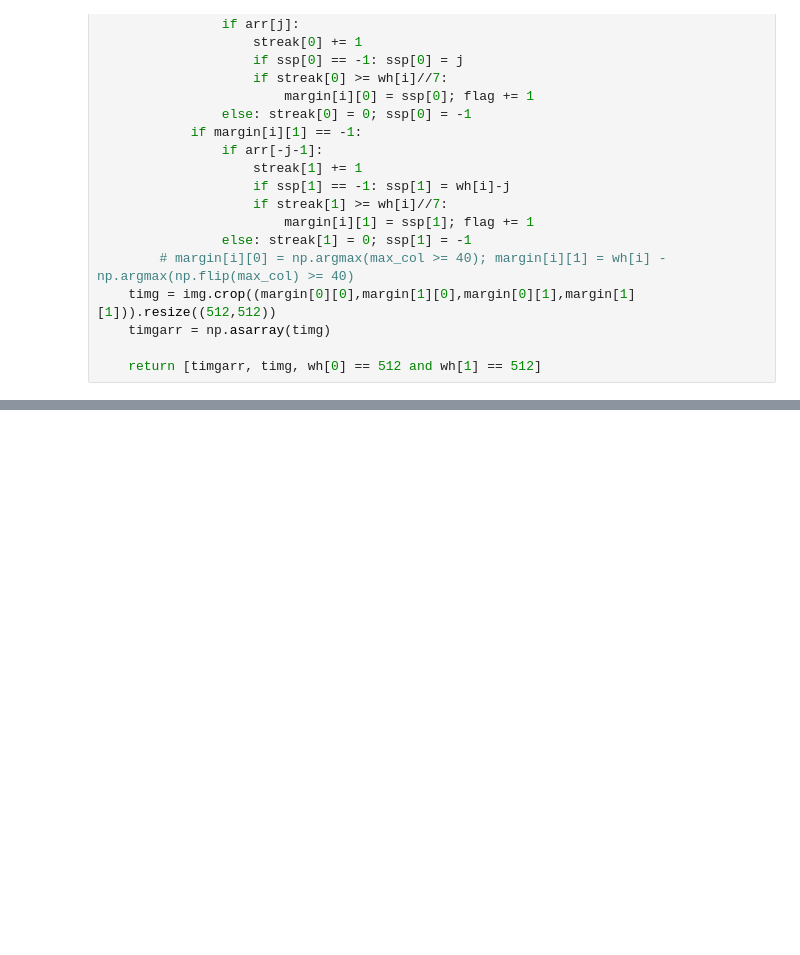
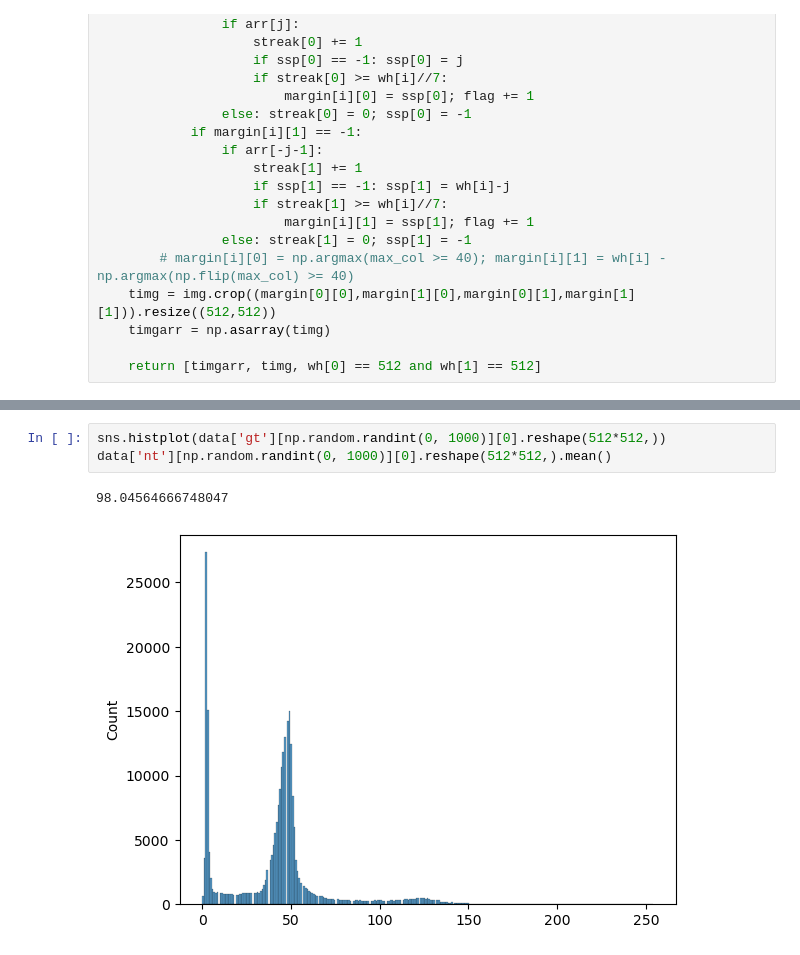
Before and after one commit to naniri04/Ossw_Final, a Jupyter notebook: main.ipynb, the cells around one changed output, grey strips where cells are left out. Drawn from its saved outputs; the diff is of its cells as text; blank space fills up the shorter version.

```diff
--- a/main.ipynb
+++ b/main.ipynb
@@ -173 +193,7 @@ KeyboardInterrupt:
+# %%
+sns.histplot(data['gt'][np.random.randint(0, 1000)][0].reshape(512*512,))
+data['nt'][np.random.randint(0, 1000)][0].reshape(512*512,).mean()
+# %% [output]
+98.04564666748047
+[figure, added]
 # %%
```
Also changed, not shown: parts of 13 cells of this notebook.
